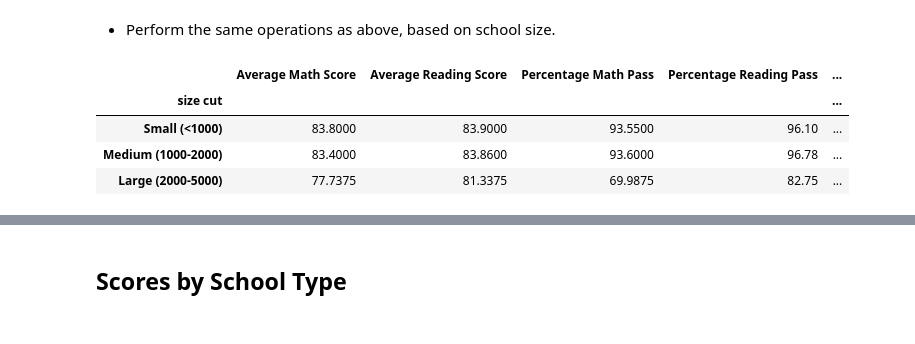
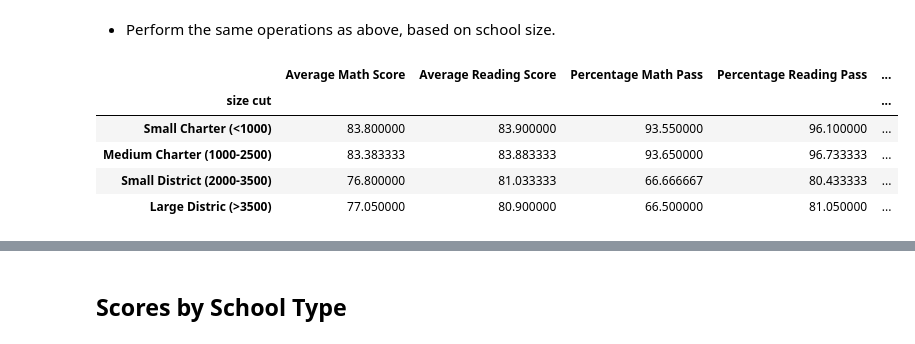
Before and after one commit to jzefron/NUHwPanda, a Jupyter notebook: PyCitySchools_jze.ipynb, the cells around one changed output, grey strips where cells are left out. Drawn from its saved outputs; the diff is of its cells as text; code cells hidden in the pictures.

```diff
--- a/PyCitySchools_jze.ipynb
+++ b/PyCitySchools_jze.ipynb
@@ -322,14 +265,15 @@ sch_d_cons_unf.groupby('fund cut').mean()[['Average Math Score','Average Reading
 * Perform the same operations as above, based on school size.
 # %%
 # Sample bins. Feel free to create your own bins.
-size_bins = [0, 1000, 2000, 5000]
-group_names = ["Small (<1000)", "Medium (1000-2000)", "Large (2000-5000)"]
+size_bins = [0, 1000, 2500, 3000, 5000]
+group_names = ["Small Charter (<1000)", "Large Charter (1000-2500)", "Small District (2000-3500)", "Large Distric (>3500)"]
 sch_d_cons_unf['size cut']=(pd.cut(sch_d_cons_unf['size'],size_bins,labels=group_names))
 sch_d_cons_unf.groupby('size cut').mean()[['Average Math Score','Average Reading Score','Percentage Math Pass',
                 'Percentage Reading Pass','Percentage Overall Pass']]
 # %% [output]
 |  | Average Math Score | Average Reading Score | Percentage Math Pass | Percentage Reading Pass | ... |
 | size cut |  |  |  |  | ... |
-| Small (<1000) | 83.8000 | 83.9000 | 93.5500 | 96.10 | ... |
-| Medium (1000-2000) | 83.4000 | 83.8600 | 93.6000 | 96.78 | ... |
-| Large (2000-5000) | 77.7375 | 81.3375 | 69.9875 | 82.75 | ... |
+| Small Charter (<1000) | 83.800000 | 83.900000 | 93.550000 | 96.100000 | ... |
+| Medium Charter (1000-2500) | 83.383333 | 83.883333 | 93.650000 | 96.733333 | ... |
+| Small District (2000-3500) | 76.800000 | 81.033333 | 66.666667 | 80.433333 | ... |
+| Large Distric (>3500) | 77.050000 | 80.900000 | 66.500000 | 81.050000 | ... |
```
Also changed, not shown: parts of 20 cells of this notebook.
